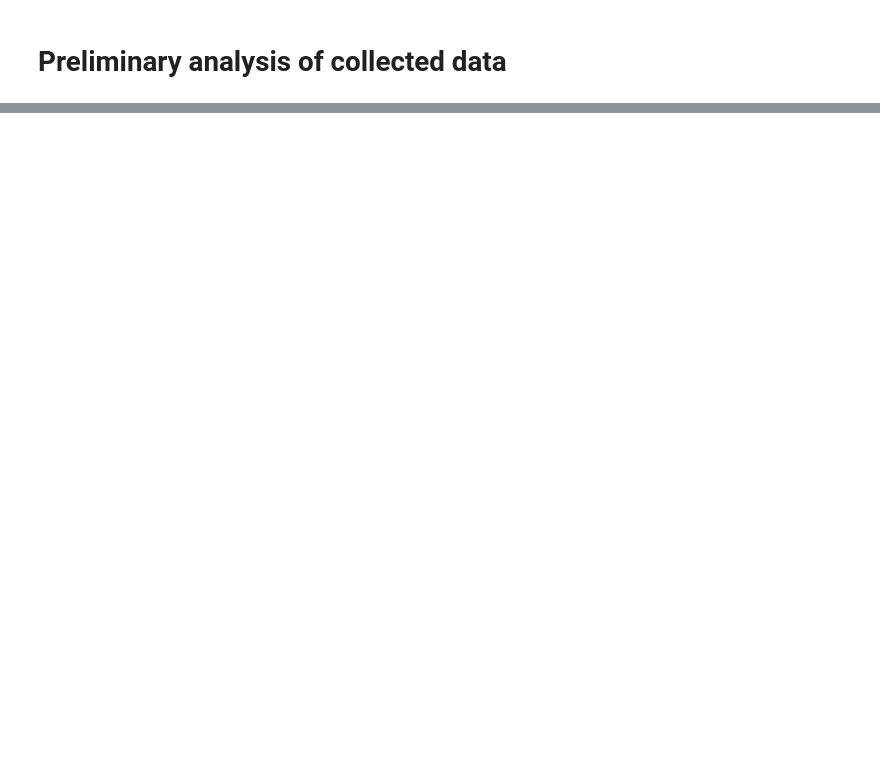
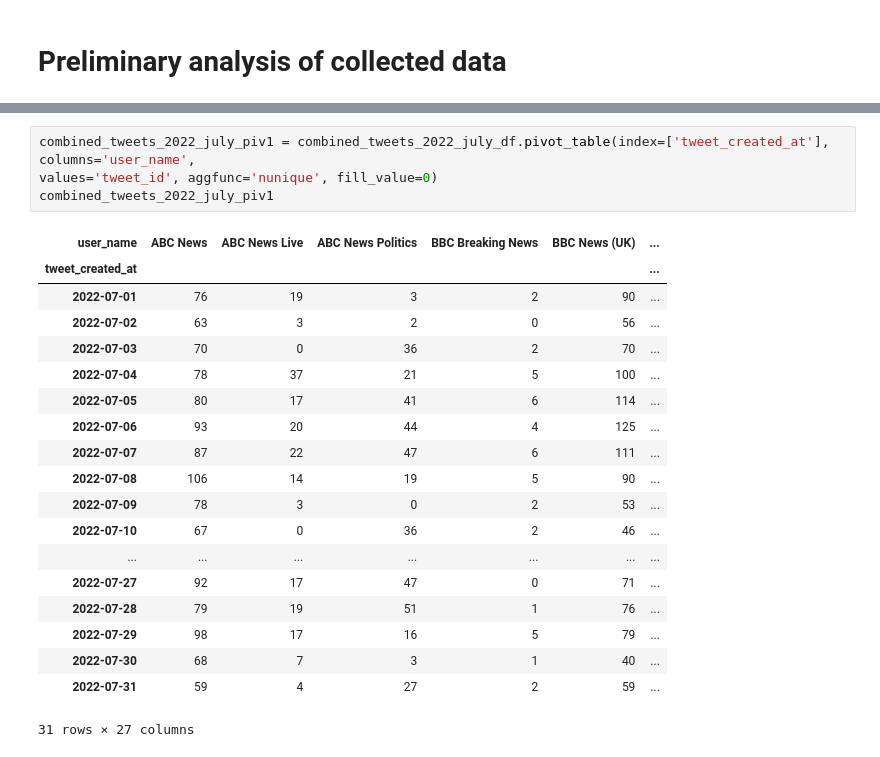
Before and after one commit to katherineskc/data_science_tweets_neutrality, a Jupyter notebook: preliminary_analysis.ipynb, the cells around one changed output, grey strips where cells are left out. Drawn from its saved outputs; the diff is of its cells as text; blank space fills up the shorter version.

```diff
--- a/preliminary_analysis.ipynb
+++ b/preliminary_analysis.ipynb
@@ -23,0 +129,24 @@ twitter_users_tweets_2022_july_df.head(10)
+# %%
+combined_tweets_2022_july_piv1 = combined_tweets_2022_july_df.pivot_table(index=['tweet_created_at'], columns='user_name',
+values='tweet_id', aggfunc='nunique', fill_value=0)
+combined_tweets_2022_july_piv1
+# %% [output]
+| user_name | ABC News | ABC News Live | ABC News Politics | BBC Breaking News | BBC News (UK) | ... |
+| tweet_created_at |  |  |  |  |  | ... |
+| 2022-07-01 | 76 | 19 | 3 | 2 | 90 | ... |
+| 2022-07-02 | 63 | 3 | 2 | 0 | 56 | ... |
+| 2022-07-03 | 70 | 0 | 36 | 2 | 70 | ... |
+| 2022-07-04 | 78 | 37 | 21 | 5 | 100 | ... |
+| 2022-07-05 | 80 | 17 | 41 | 6 | 114 | ... |
+| 2022-07-06 | 93 | 20 | 44 | 4 | 125 | ... |
+| 2022-07-07 | 87 | 22 | 47 | 6 | 111 | ... |
+| 2022-07-08 | 106 | 14 | 19 | 5 | 90 | ... |
+| 2022-07-09 | 78 | 3 | 0 | 2 | 53 | ... |
+| 2022-07-10 | 67 | 0 | 36 | 2 | 46 | ... |
+| ... | ... | ... | ... | ... | ... | ... |
+| 2022-07-27 | 92 | 17 | 47 | 0 | 71 | ... |
+| 2022-07-28 | 79 | 19 | 51 | 1 | 76 | ... |
+| 2022-07-29 | 98 | 17 | 16 | 5 | 79 | ... |
+| 2022-07-30 | 68 | 7 | 3 | 1 | 40 | ... |
+| 2022-07-31 | 59 | 4 | 27 | 2 | 59 | ... |
+31 rows × 27 columns
```
Also changed, not shown: parts of 9 cells of this notebook, 1 other file.
